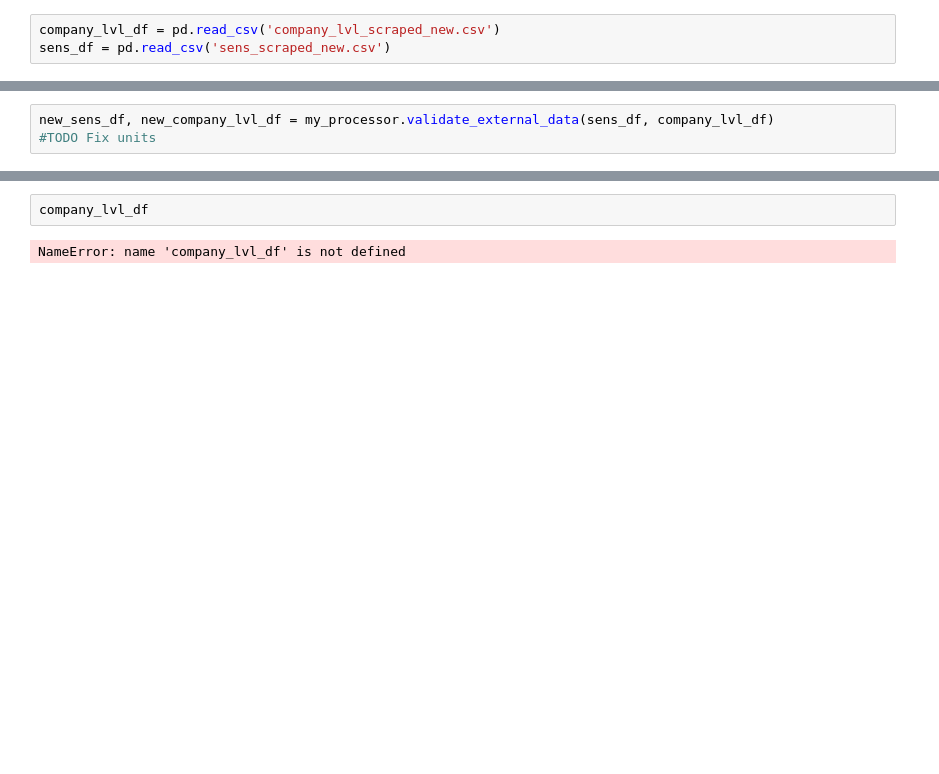
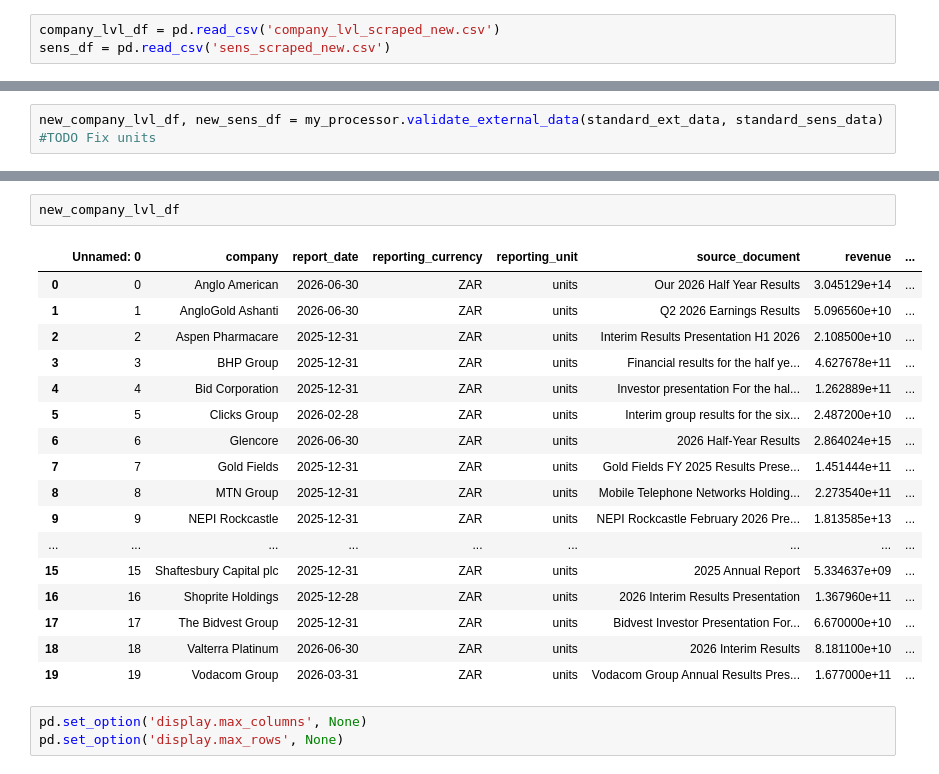
Before and after one commit to ChristiaanPortwig/LagerLanguageModelsDataschool, a Jupyter notebook: notebooks/data_processing_exploration.ipynb, the cells around one changed output, grey strips where cells are left out. Saved outputs shown, nothing was run; the diff lists cells and outputs as text; blank space fills up the shorter version.

Commit message:
feat: data processing and wallet estimation complete
Sjo this was difficult

```diff
--- a/notebooks/data_processing_exploration.ipynb
+++ b/notebooks/data_processing_exploration.ipynb
@@ -63,4 +65,4 @@ standard_ext_data
 # %%
-new_sens_df, new_company_lvl_df = my_processor.validate_external_data(sens_df, company_lvl_df)
+new_company_lvl_df, new_sens_df = my_processor.validate_external_data(standard_ext_data, standard_sens_data)
 #TODO Fix units
 # %% [output]
@@ -84,4 +86,23 @@ new_sens_df, new_company_lvl_df = my_processor.validate_external_data(sens_df, c
+# %%
+new_company_lvl_df
+# %% [output]
+|  | Unnamed: 0 | company | report_date | reporting_currency | reporting_unit | source_document | revenue | ... |
+| 0 | 0 | Anglo American | 2026-06-30 | ZAR | units | Our 2026 Half Year Results | 3.045129e+14 | ... |
+| 1 | 1 | AngloGold Ashanti | 2026-06-30 | ZAR | units | Q2 2026 Earnings Results | 5.096560e+10 | ... |
+| 2 | 2 | Aspen Pharmacare | 2025-12-31 | ZAR | units | Interim Results Presentation H1 2026 | 2.108500e+10 | ... |
+| 3 | 3 | BHP Group | 2025-12-31 | ZAR | units | Financial results for the half ye... | 4.627678e+11 | ... |
+| 4 | 4 | Bid Corporation | 2025-12-31 | ZAR | units | Investor presentation For the hal... | 1.262889e+11 | ... |
+| 5 | 5 | Clicks Group | 2026-02-28 | ZAR | units | Interim group results for the six... | 2.487200e+10 | ... |
+| 6 | 6 | Glencore | 2026-06-30 | ZAR | units | 2026 Half-Year Results | 2.864024e+15 | ... |
+| 7 | 7 | Gold Fields | 2025-12-31 | ZAR | units | Gold Fields FY 2025 Results Prese... | 1.451444e+11 | ... |
+| 8 | 8 | MTN Group | 2025-12-31 | ZAR | units | Mobile Telephone Networks Holding... | 2.273540e+11 | ... |
+| 9 | 9 | NEPI Rockcastle | 2025-12-31 | ZAR | units | NEPI Rockcastle February 2026 Pre... | 1.813585e+13 | ... |
+| ... | ... | ... | ... | ... | ... | ... | ... | ... |
+| 15 | 15 | Shaftesbury Capital plc | 2025-12-31 | ZAR | units | 2025 Annual Report | 5.334637e+09 | ... |
+| 16 | 16 | Shoprite Holdings | 2025-12-28 | ZAR | units | 2026 Interim Results Presentation | 1.367960e+11 | ... |
+| 17 | 17 | The Bidvest Group | 2025-12-31 | ZAR | units | Bidvest Investor Presentation For... | 6.670000e+10 | ... |
+| 18 | 18 | Valterra Platinum | 2026-06-30 | ZAR | units | 2026 Interim Results | 8.181100e+10 | ... |
+| 19 | 19 | Vodacom Group | 2026-03-31 | ZAR | units | Vodacom Group Annual Results Pres... | 1.677000e+11 | ... |
 # %%
-company_lvl_df
+pd.set_option('display.max_columns', None)
+pd.set_option('display.max_rows', None)
-# %% [output]
-NameError: name 'company_lvl_df' is not defined
```
Also changed, not shown: parts of 11 cells of this notebook, 8 other files.
